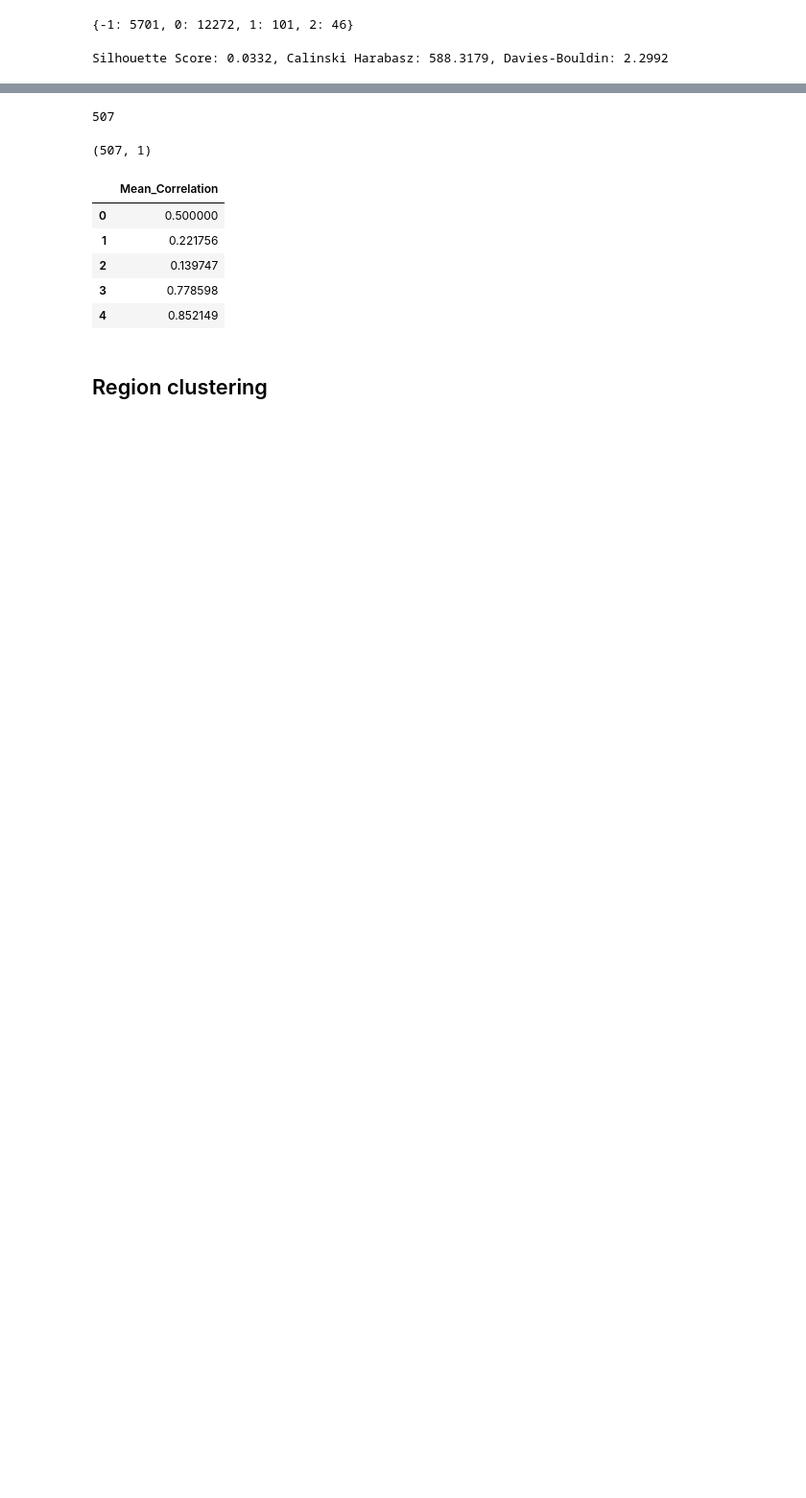
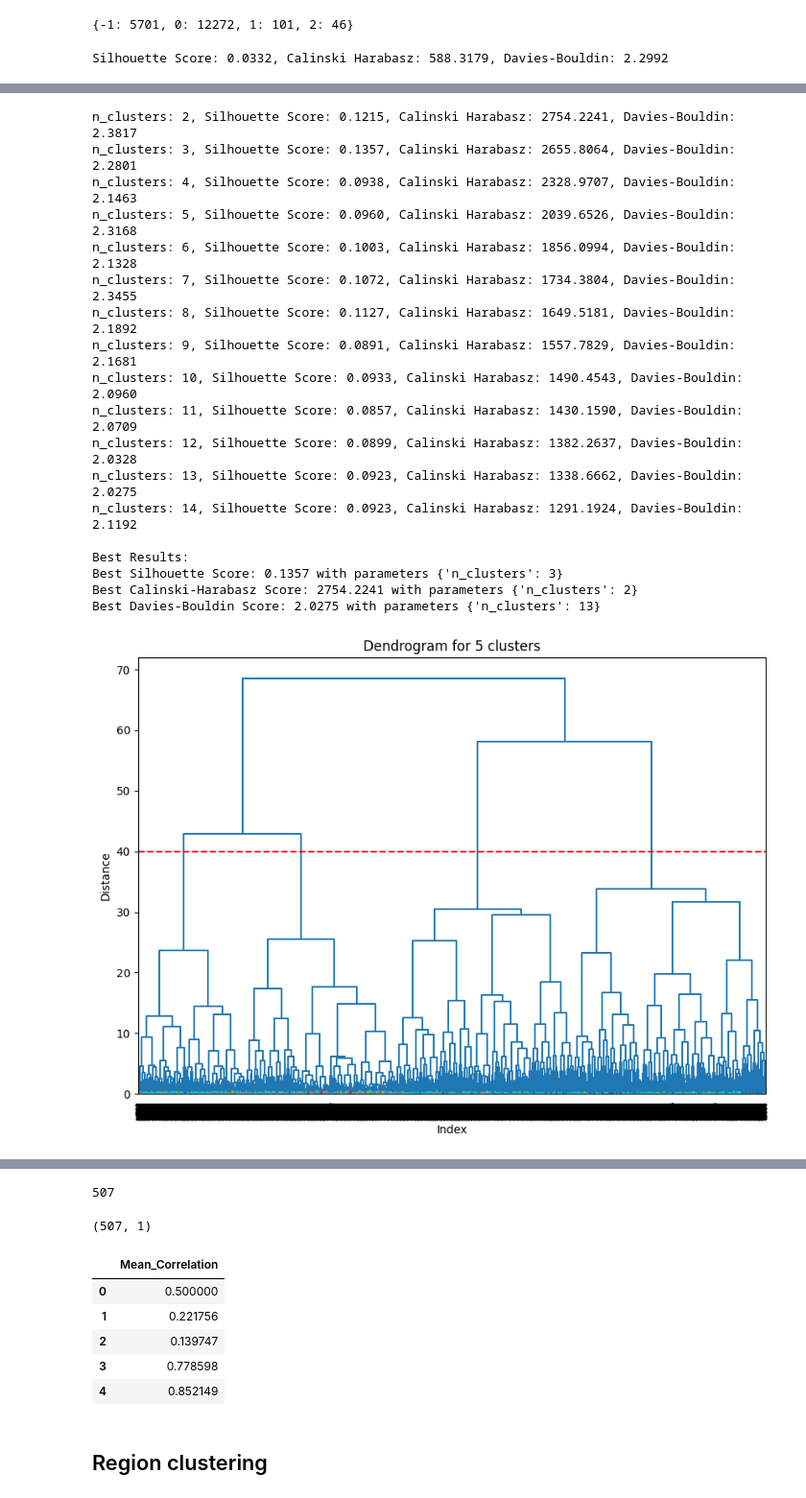
Before and after one commit to killica/Cluster-analysis-of-epigenome, a Jupyter notebook: ClusterAnalysisOfEpigenome.ipynb, the cells around one changed output, grey strips where cells are left out. Shown at 96% size. Drawn from its saved outputs; the diff is of its cells as text; code cells hidden in the pictures; blank space fills up the shorter version.

```diff
--- a/ClusterAnalysisOfEpigenome.ipynb
+++ b/ClusterAnalysisOfEpigenome.ipynb
@@ -303,2 +353,80 @@ Silhouette Score: 0.0332, Calinski Harabasz: 588.3179, Davies-Bouldin: 2.2992
 # %%
-# TODO: Hijerarhijsko - Lana
+param_grid = {'n_clusters': range(2, 15)}
+
+grid_search = ParameterGrid(param_grid)
+
+# Initialize variables to store the best scores
+best_silhouette_score = -1
+best_calinski_harabasz_score = -1
+best_davies_bouldin_score = float('inf')  # Lower is better
+best_params_silhouette = None
+best_params_calinski = None
+best_params_davies = None
+
+silhouette_scores = []
+
+linked = linkage(beta_values, method='ward')
+
+for params in grid_search:
+    clusters = fcluster(linked, t=params['n_clusters'], criterion='maxclust')
+    score_silhouette = silhouette_score(beta_values, clusters)
+    score_calinski_harabasz = calinski_harabasz_score(beta_values, clusters)
+    score_davies_bouldin = davies_bouldin_score(beta_values, clusters)
+
+    silhouette_scores.append((params['n_clusters'], score_silhouette))
+
+    print(f"n_clusters: {params['n_clusters']}, "
+          f"Silhouette Score: {score_silhouette:.4f}, "
+          f"Calinski Harabasz: {score_calinski_harabasz:.4f}, "
+          f"Davies-Bouldin: {score_davies_bouldin:.4f}"
+)
+
+    # Update the best scores and parameters
+    if score_silhouette > best_silhouette_score:
+        best_silhouette_score = score_silhouette
+        best_params_silhouette = params
+
+    if score_calinski_harabasz > best_calinski_harabasz_score:
+        best_calinski_harabasz_score = score_calinski_harabasz
+        best_params_calinski = params
+
+    if score_davies_bouldin < best_davies_bouldin_score:
+        best_davies_bouldin_score = score_davies_bouldin
+        best_params_davies = params
+
+
+# Print the best results
+print("\nBest Results:")
+print(f"Best Silhouette Score: {best_silhouette_score:.4f} with parameters {best_params_silhouette}")
+print(f"Best Calinski-Harabasz Score: {best_calinski_harabasz_score:.4f} with parameters {best_params_calinski}")
+print(f"Best Davies-Bouldin Score: {best_davies_bouldin_score:.4f} with parameters {best_params_davies}")
+
+# Dendrogram for best number of clusters - regarding silhouette
+best_clusters = fcluster(linked, t=best_n_clusters_sil, criterion='maxclust')
+plt.figure(figsize=(10, 7))
+dendrogram(linked, color_threshold=0.7)
+plt.axhline(y=40, color='r', linestyle='--')
+plt.title(f'Dendrogram for {best_n_clusters_sil} clusters')
+plt.xlabel('Index')
+plt.ylabel('Distance')
+plt.show()
+# %% [output]
+n_clusters: 2, Silhouette Score: 0.1215, Calinski Harabasz: 2754.2241, Davies-Bouldin: 2.3817
+n_clusters: 3, Silhouette Score: 0.1357, Calinski Harabasz: 2655.8064, Davies-Bouldin: 2.2801
+n_clusters: 4, Silhouette Score: 0.0938, Calinski Harabasz: 2328.9707, Davies-Bouldin: 2.1463
+n_clusters: 5, Silhouette Score: 0.0960, Calinski Harabasz: 2039.6526, Davies-Bouldin: 2.3168
+n_clusters: 6, Silhouette Score: 0.1003, Calinski Harabasz: 1856.0994, Davies-Bouldin: 2.1328
+n_clusters: 7, Silhouette Score: 0.1072, Calinski Harabasz: 1734.3804, Davies-Bouldin: 2.3455
+n_clusters: 8, Silhouette Score: 0.1127, Calinski Harabasz: 1649.5181, Davies-Bouldin: 2.1892
+n_clusters: 9, Silhouette Score: 0.0891, Calinski Harabasz: 1557.7829, Davies-Bouldin: 2.1681
+n_clusters: 10, Silhouette Score: 0.0933, Calinski Harabasz: 1490.4543, Davies-Bouldin: 2.0960
+n_clusters: 11, Silhouette Score: 0.0857, Calinski Harabasz: 1430.1590, Davies-Bouldin: 2.0709
+n_clusters: 12, Silhouette Score: 0.0899, Calinski Harabasz: 1382.2637, Davies-Bouldin: 2.0328
+n_clusters: 13, Silhouette Score: 0.0923, Calinski Harabasz: 1338.6662, Davies-Bouldin: 2.0275
+n_clusters: 14, Silhouette Score: 0.0923, Calinski Harabasz: 1291.1924, Davies-Bouldin: 2.1192
+
+Best Results:
+Best Silhouette Score: 0.1357 with parameters {'n_clusters': 3}
+Best Calinski-Harabasz Score: 2754.2241 with parameters {'n_clusters': 2}
+Best Davies-Bouldin Score: 2.0275 with parameters {'n_clusters': 13}
+[figure, added]
```
Also changed, not shown: parts of 21 cells of this notebook.
